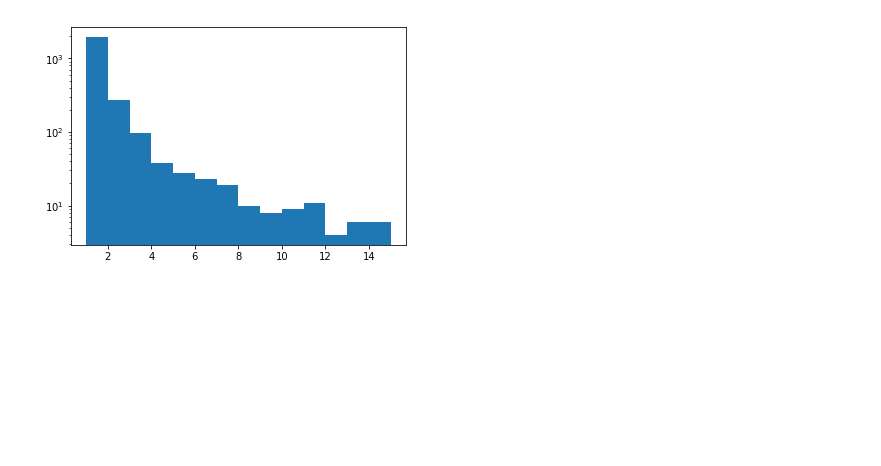
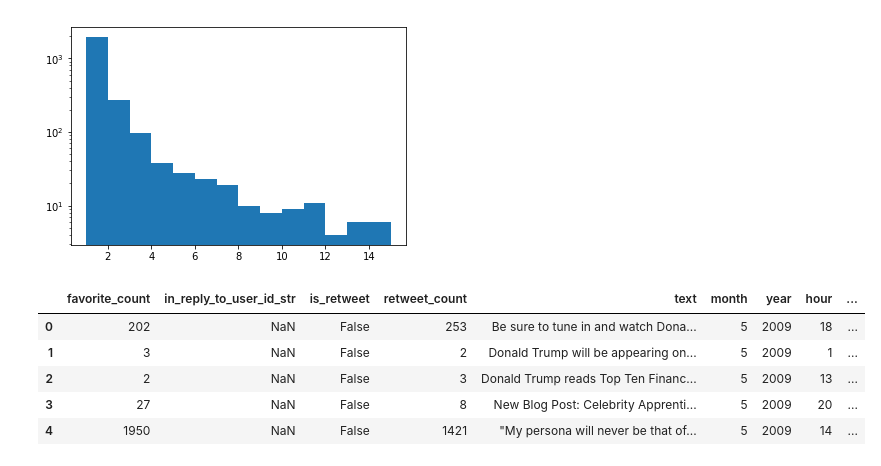
Before and after one commit to Gneur11/TextAnalytics, a Jupyter notebook: preprocessing.ipynb, the cells around one changed output. Saved outputs shown, nothing was run; the diff lists cells and outputs as text; code cells hidden in the pictures; blank space fills up the shorter version.

```diff
--- a/preprocessing.ipynb
+++ b/preprocessing.ipynb
@@ -156,0 +163,21 @@ plt.show
+# %%
+#remove links
+data["modded1"] = data["modded1"].str.replace("http\S+"," ")
+
+#remove stopwords
+import nltk
+from nltk.corpus import stopwords
+
+stop = stopwords.words('english')
+
+data['modded1'] = data['modded1'].apply(lambda x: " ".join(x for x in x.split() if x not in stop))
+#there are empty rows
+data = data[data["modded1"] != " "]
+data.head()
+# %% [output]
+|  | favorite_count | in_reply_to_user_id_str | is_retweet | retweet_count | text | month | year | hour | ... |
+| 0 | 202 | NaN | False | 253 | Be sure to tune in and watch Dona... | 5 | 2009 | 18 | ... |
+| 1 | 3 | NaN | False | 2 | Donald Trump will be appearing on... | 5 | 2009 | 1 | ... |
+| 2 | 2 | NaN | False | 3 | Donald Trump reads Top Ten Financ... | 5 | 2009 | 13 | ... |
+| 3 | 27 | NaN | False | 8 | New Blog Post: Celebrity Apprenti... | 5 | 2009 | 20 | ... |
+| 4 | 1950 | NaN | False | 1421 | "My persona will never be that of... | 5 | 2009 | 14 | ... |
```
Also changed, not shown: parts of 8 cells of this notebook.
